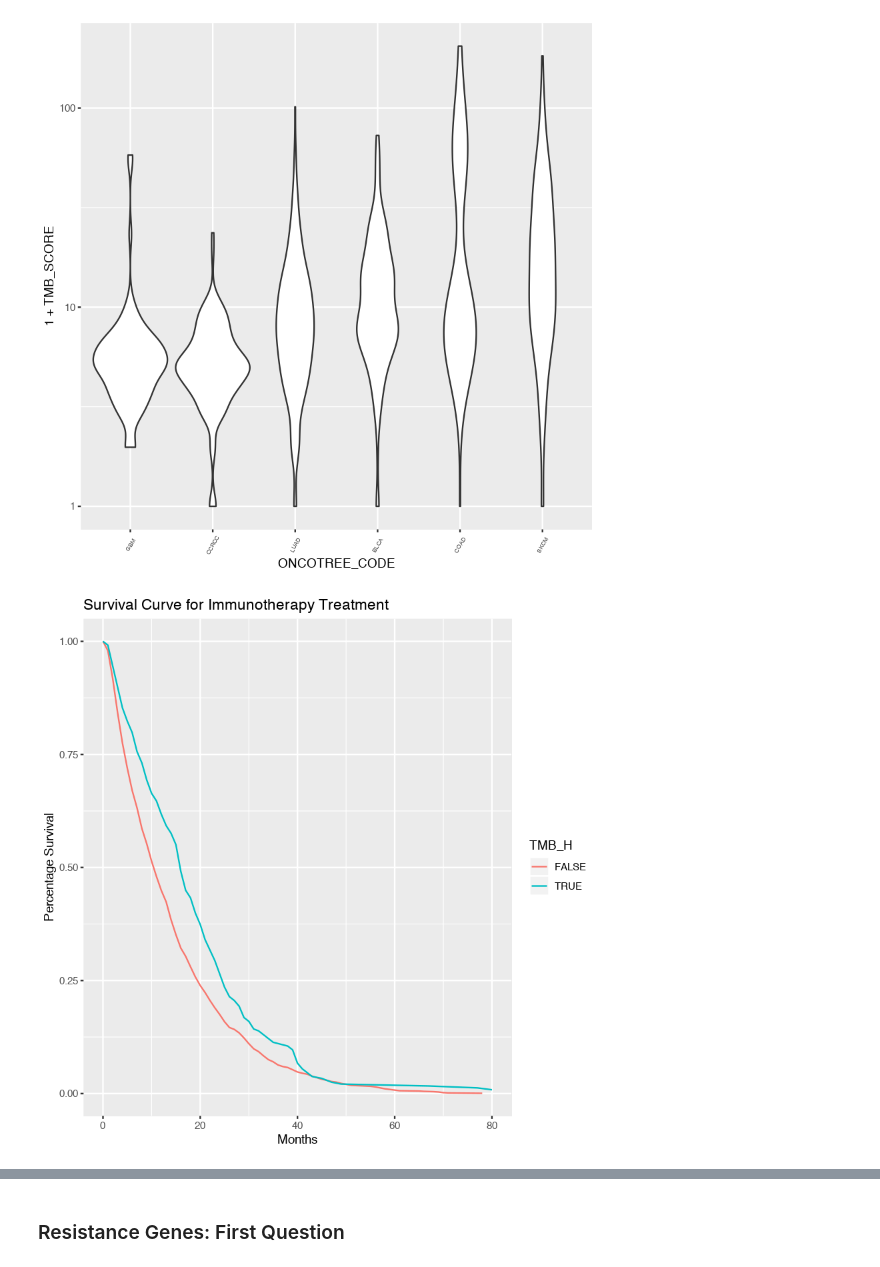
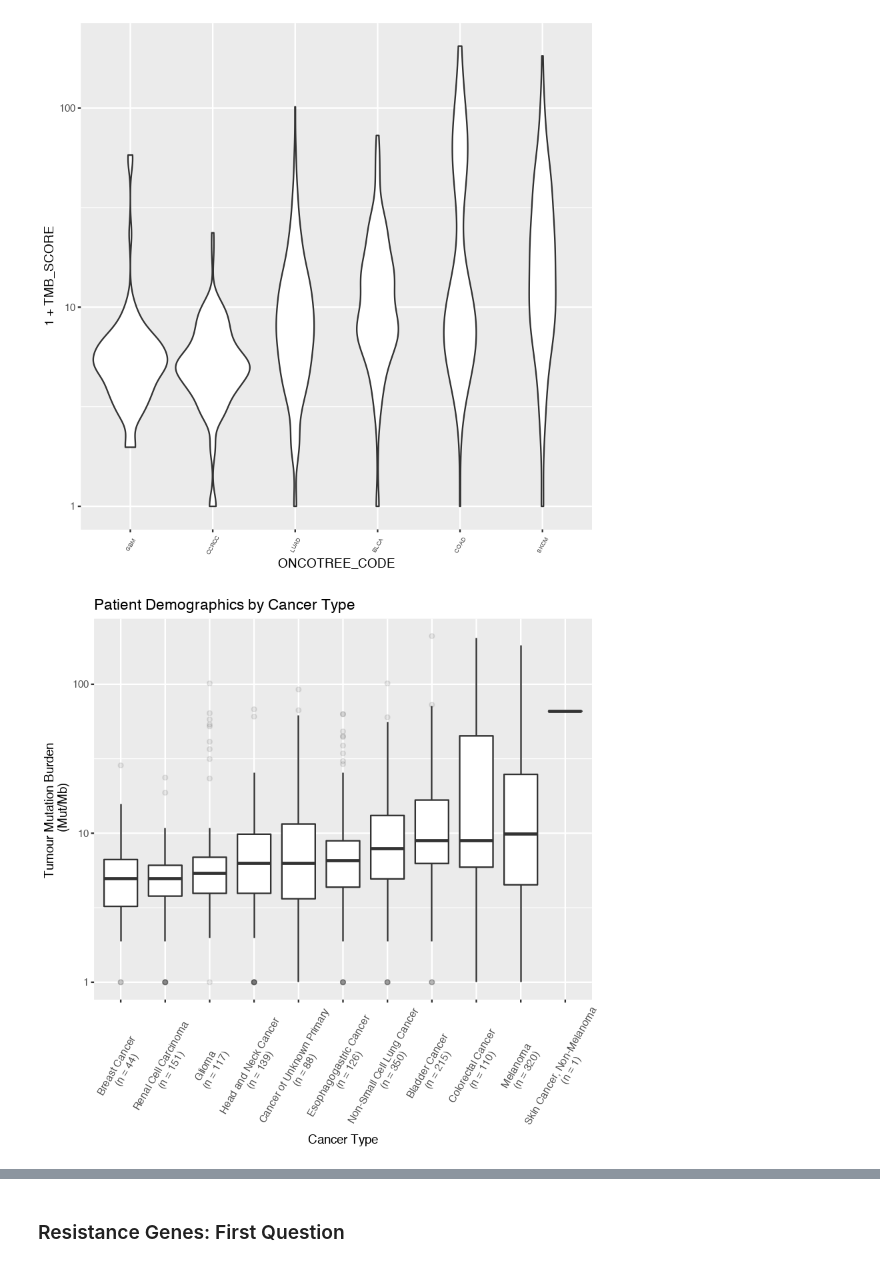
Before and after one commit to cobrbra/ccg, a Jupyter notebook: Code/Resistance.ipynb, the cells around one changed output, grey strips where cells are left out. Saved outputs shown, nothing was run; the diff lists cells and outputs as text; code cells hidden in the pictures.

```diff
--- a/Code/Resistance.ipynb
+++ b/Code/Resistance.ipynb
@@ -278,20 +354,20 @@ demog_data %>%
 # %% [output]
 [figure]
 [figure]
-# %%
-tmb_patient %>%
-    mutate(TMB_H = TMB_SCORE > 20) %>%
-    group_by(TMB_H) %>%
-    nest() %>%
-    mutate(data = map(data, ~group_by(.x, OS_MONTHS) %>% nest())) %>%
-    mutate(data = map(data, ~arrange(.x, OS_MONTHS))) %>%
-    mutate(data = map(data, ~mutate(.x, count_deaths = unlist(map(data, nrow))))) %>%
-    mutate(data = map(data, ~mutate(.x, index = 1:nrow(.x)))) %>%
-    mutate(data = map(data, ~mutate(.x, still_alive = unlist(map(index, ~sum(count_deaths[.x:length(count_deaths)])))))) %>%
-    mutate(data = map(data, ~select(.x, OS_MONTHS, still_alive))) %>%
-    mutate(data = map(data, ~mutate(.x, still_alive_prop = still_alive/max(still_alive)))) %>%
-    unnest() %>%
-    ggplot(aes(x = OS_MONTHS, y = still_alive_prop, colour = TMB_H)) + geom_line() + labs(x = "Months", y = "Percentage Survival") +
-    labs(title = "Survival Curve for Immunotherapy Treatment", colour = "TMB_H")
-# %% [output]
-[figure, removed]
+# %%
+tmb_patient %>%
+    full_join(tmb_clinical, by = "PATIENT_ID")  %>%
+    group_by(CANCER_TYPE) %>%
+    nest() %>%
+    mutate(cancer_type_median = unlist(map(data, ~median(.x$TMB_SCORE))),
+           n_cancer = unlist(map(data, nrow))) %>%
+    unnest() %>%
+    mutate(CANCER_TYPE = paste0(CANCER_TYPE, "\n (n = ", n_cancer,")")) %>%
+    arrange(cancer_type_median) %>%
+    mutate(CANCER_TYPE = factor(CANCER_TYPE, levels = unique(CANCER_TYPE))) %>%
+    {ggplot(., aes(y = 1 + TMB_SCORE, x = CANCER_TYPE)) + geom_boxplot(outlier.alpha = 0.1) +
+    scale_y_log10() + theme(axis.text.x = element_text(angle = 60, vjust = 0.5, size = 9))} +
+    labs(x = "Cancer Type", y = "Tumour Mutation Burden \n (Mut/Mb)",
+         title = "Patient Demographics by Cancer Type")
+# %% [output]
+[figure, added]
```
Also changed, not shown: parts of 76 cells of this notebook, 5 other files.
